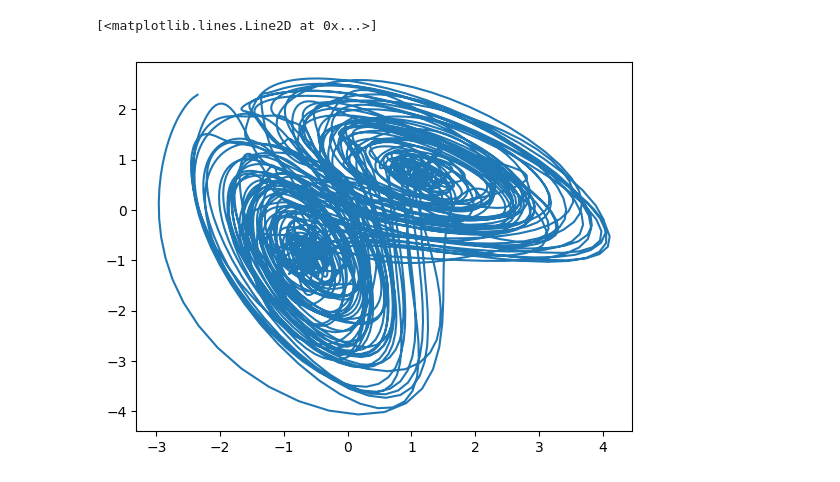
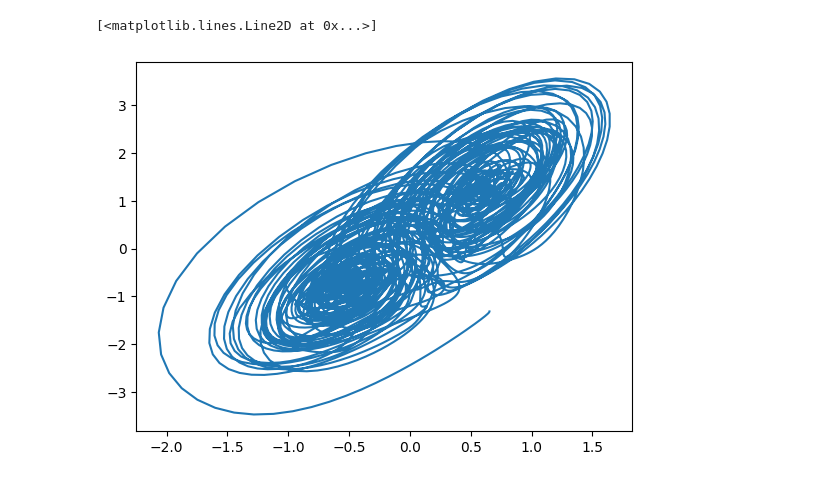
Before and after one commit to z7743/FlowDecomposition, a Jupyter notebook: notebooks/model_test.ipynb, the cells around one changed output. Saved outputs shown, nothing was run; the diff lists cells and outputs as text; code cells hidden in the pictures.

```diff
--- a/notebooks/model_test.ipynb
+++ b/notebooks/model_test.ipynb
@@ -57,14 +57,14 @@ init_params = {
 # Fit parameters.
 fit_params = {
     "sample_size": 120,
-    "library_size": 800,
-    "exclusion_rad": 40,
+    "library_size": 1800,
+    "exclusion_rad": 20,
     "time_intv": 80,
-    "num_epochs": 100,
+    "num_epochs": 200,
     "num_rand_samples": 32,
     "batch_size": 32,
     "method": "nrst_nbrs",
-    "nbrs_num": 10,
+    "nbrs_num": 20,
     "beta": 0,
     "optim_policy": "range",
     "mask_size": None
@@ -93,9 +77,9 @@ Epoch 100/100, Loss: 0.6285, ccm_loss: 0.6285, h_norm_loss: 0.8199
 # %%
 unmixed = fd.predict(X_mixed)
 # %%
-plt.plot(unmixed[:,2,0],unmixed[:,2,1])
+plt.plot(unmixed[:,0,0],unmixed[:,0,1])
 # %% [output]
 [<matplotlib.lines.Line2D at 0x...>]
-[figure, old version]
+[figure, new version]
 # %%
 plt.plot(unmixed[:,0,0])
```
Also changed, not shown: parts of 1 cell of this notebook, 1 other file.
